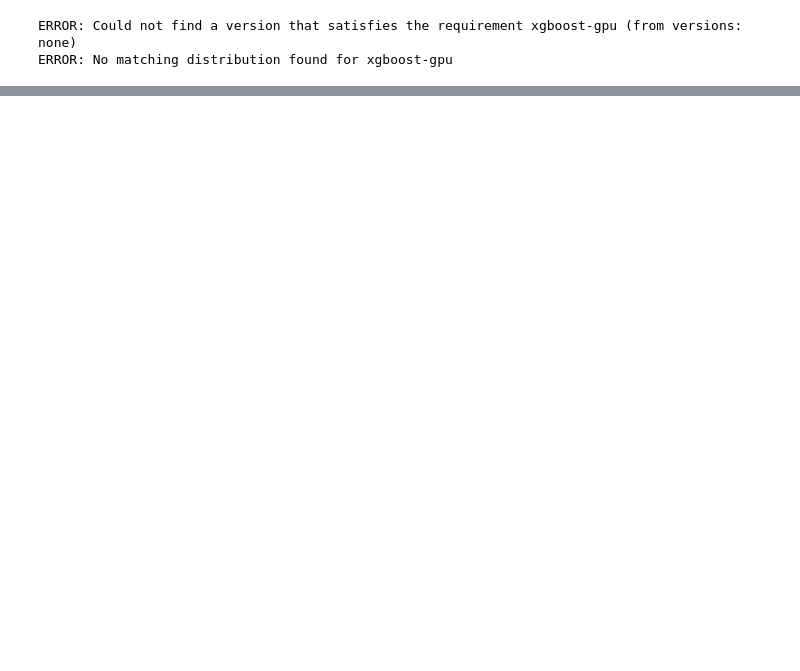
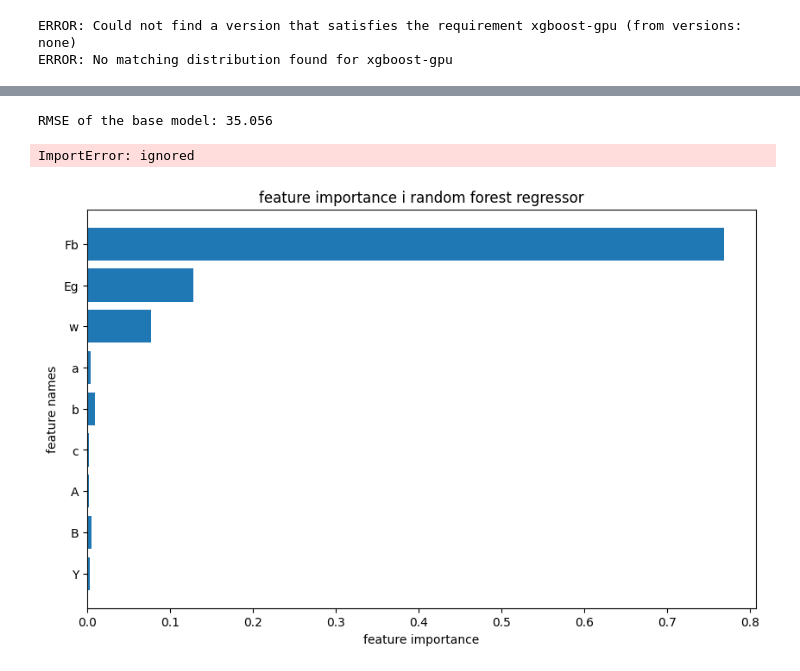
Before and after one commit to mahima124/githubtest, a Jupyter notebook: perovskite.ipynb, the cells around one changed output, grey strips where cells are left out. Saved outputs shown, nothing was run; the diff lists cells and outputs as text; code cells hidden in the pictures; blank space fills up the shorter version.

```diff
--- a/perovskite.ipynb
+++ b/perovskite.ipynb
@@ -207,0 +376,6 @@ ERROR: No matching distribution found for xgboost-cpu
+# %%
+rmse = mean_squared_error(y_test, preds, squared=False)
+
+print(f"RMSE of the base model: {rmse:.3f}")
+# %% [output]
+RMSE of the base model: 35.056
@@ -207,0 +387,26 @@ ERROR: No matching distribution found for xgboost-cpu
+# %%
+from xgboost import gpu_hist
+evals = [(dtrain_reg, "train"), (dtest_reg, "validation")]
+
+model = xgb.train(params=params,
+   dtrain=dtrain_reg)
+# %% [output]
+ImportError: ignored
+# %%
+from sklearn.ensemble import RandomForestRegressor
+clf=RandomForestRegressor(n_estimators=100,random_state
+                           =19)
+y=df["Fb"]
+X=df
+clf.fit(X,y)
+feature_importance=clf.feature_importances_
+feature_names=df.columns
+plt.figure(figsize=(10,6))
+plt.barh(feature_names,feature_importance)
+plt.xlabel("feature importance")
+plt.ylabel("feature names")
+plt.title("feature importance i random forest regressor")
+plt.gca().invert_yaxis()
+plt.show()
+# %% [output]
+[figure, added]
```
Also changed, not shown: parts of 29 cells of this notebook.
